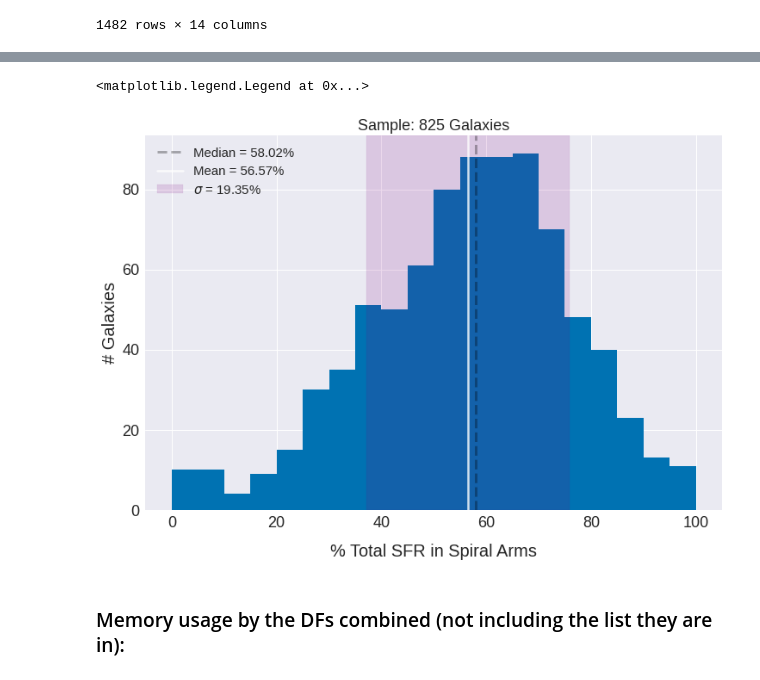
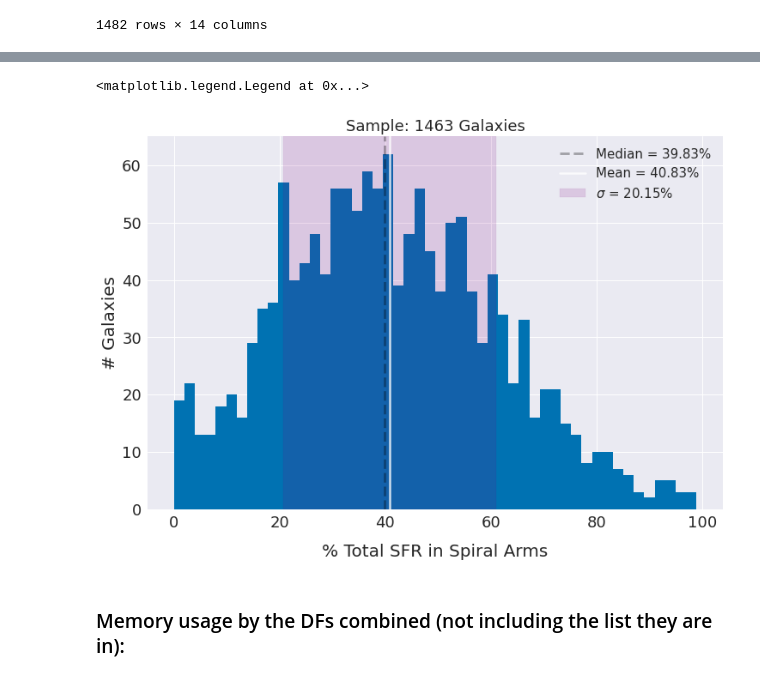
Before and after one commit to sjshamsi/Spiral_Analysis, a Jupyter notebook: Combined_SFR_Inside_vs_Outside/combined_total_sfr_inside_vs_outside.ipynb, the cells around one changed output, grey strips where cells are left out. Saved outputs shown, nothing was run; the diff lists cells and outputs as text; code cells hidden in the pictures.

Commit message:
Analysed the total SFR in spirals

```diff
--- a/Combined_SFR_Inside_vs_Outside/combined_total_sfr_inside_vs_outside.ipynb
+++ b/Combined_SFR_Inside_vs_Outside/combined_total_sfr_inside_vs_outside.ipynb
@@ -37,17 +37,32 @@ main_df
 1482 rows × 14 columns
 # %%
 tot_sfr_list = []
+sig_tot_sfr_list = []
 tot_sp_sfr_list = []
+sig_tot_sp_sfr_list = []
+df_list_len = len(df_list)
 
 for idx, df in enumerate(df_list):
     bin_df = df.dropna()
     bin_df = bin_df[(bin_df.ha_spax_healthy == True) & (bin_df.hb_spax_healthy == True) & (bin_df.comp == False) &
                     (bin_df.agn == False) & (bin_df.seyfert == False) & (bin_df.liner == False)]
+    sp_bin_df = bin_df[bin_df.sp_33 == True]
 
-    sp_bin_df = bin_df[bin_df.sp_33 == True]
-    tot_sfr = get_sfr(bin_df.index.to_numpy(), df, dict_list[idx])
-    tot_sp_sfr = get_sfr(sp_bin_df.index.to_numpy(), df, dict_list[idx])
+    if len(bin_df) == 0:
+        sfr, sig_sfr = np.nan, np.nan
+    else:
+        sfr, sig_sfr = get_sfr(bin_df.index.to_numpy(), df, dict_list[idx])
 
-    tot_sfr_list.append(tot_sfr)
-    tot_sp_sfr_list.append(tot_sp_sfr)
+    if len(sp_bin_df) == 0:
+        sp_sfr, sig_sp_sfr = np.nan, np.nan
+    else:
+        sp_sfr, sig_sp_sfr = get_sfr(sp_bin_df.index.to_numpy(), df, dict_list[idx])
+
+    tot_sfr_list.append(sfr)
+    sig_tot_sfr_list.append(sig_sfr)
+    tot_sp_sfr_list.append(sp_sfr)
+    sig_tot_sp_sfr_list.append(sig_sp_sfr)
+
+    if idx % 50 == 0:
+        print(df_list_len - idx, 'galaxies remain')
 # %% [output]
@@ -72,5 +86,11 @@ ValueError: The spaxel_bin array must not be empty.
+# %%
+main_df['tot_sfr'] = tot_sfr_list
+main_df['sig_tot_sfr'] = sig_tot_sfr_list
+
+main_df['tot_sp_33_sfr'] = tot_sp_sfr_list
+main_df['sig_tot_sp_33_sfr'] = sig_tot_sp_sfr_list
 # %%
-main_df['pc_tot_spiral_sfr'] = 100 * main_df['tot_spiral_sfr (3, 3)'] / main_df['tot_combined_sfr (3, 3)']
-main_df['sig_pc_tot_spiral_sfr'] = main_df['pc_tot_spiral_sfr'] * np.sqrt((main_df['sig_tot_spiral_sfr (3, 3)']/main_df['tot_spiral_sfr (3, 3)'])**2 +
-                                                                          (main_df['sig_tot_combined_sfr (3, 3)']/main_df['tot_combined_sfr (3, 3)'])**2)
+main_df['pc_tot_spiral_sfr'] = 100 * main_df['tot_sp_33_sfr'] / main_df['tot_sfr']
+main_df['sig_pc_tot_spiral_sfr'] = main_df['pc_tot_spiral_sfr'] * ((main_df['sig_tot_sp_33_sfr'] / main_df['tot_sp_33_sfr']) +
+                                                                   (main_df['sig_tot_sfr'] / main_df['tot_sfr']))
 # %%
@@ -78,33 +116,34 @@ filtered_df = main_df[main_df['pc_tot_spiral_sfr'] <= 100]
 # %%
+filtered_df = main_df[main_df.pc_tot_spiral_sfr <= 100]
 series = filtered_df['pc_tot_spiral_sfr']
 
 plt.figure(figsize=(12, 8))
 
-plt.hist(series, bins=20)
+plt.hist(series, bins=50)
 
 plt.xlabel('% Total SFR in Spiral Arms', size=20, labelpad=15)
 plt.ylabel('# Galaxies', size=20)
 
 plt.xticks(size=18)
 plt.yticks(size=18)
 
 mean_series = series.mean()
 median_series = series.median()
-stdv_series = calculate_stdv(series)
+stdv_series = series.std()
 
 plt.axvline(median_series, linestyle='--', linewidth=3, alpha=0.3, color='k',
             label='Median = {:.4}%'.format(median_series))
 plt.axvline(mean_series, linestyle='-', linewidth=2.5, alpha=0.8, color='white',
             label='Mean = {:.4}%'.format(mean_series))
 
 plt.axvspan(mean_series - stdv_series, mean_series + stdv_series, alpha=0.15, color='purple',
             label='$\sigma$ = {:.4}%'.format(stdv_series))
 
 plt.title('Sample: {} Galaxies'.format(len(series)), size=18)
 plt.legend(fontsize=15)
 # %% [output]
 <matplotlib.legend.Legend at 0x...>
-[figure, old version]
+[figure, new version]
 # %% [markdown]
 ### Memory usage by the DFs combined (not including the list they are in):
 # %%
```
Also changed, not shown: parts of 2 cells of this notebook.
